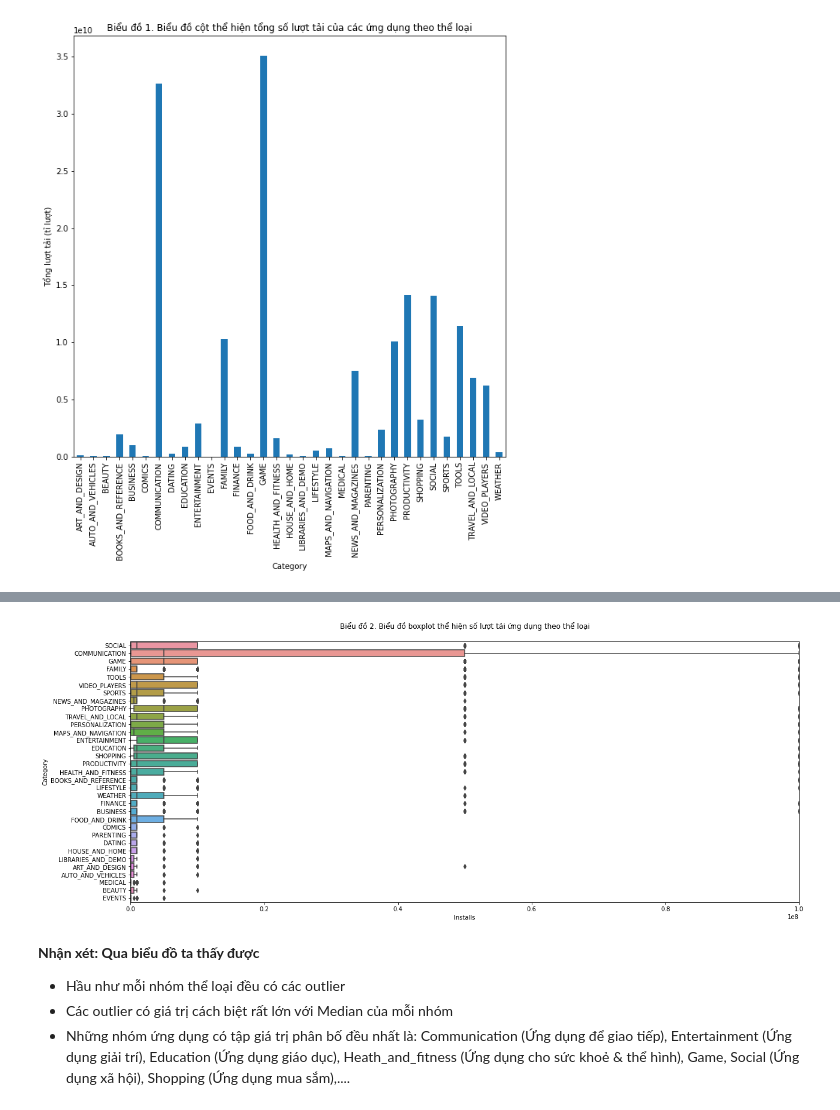
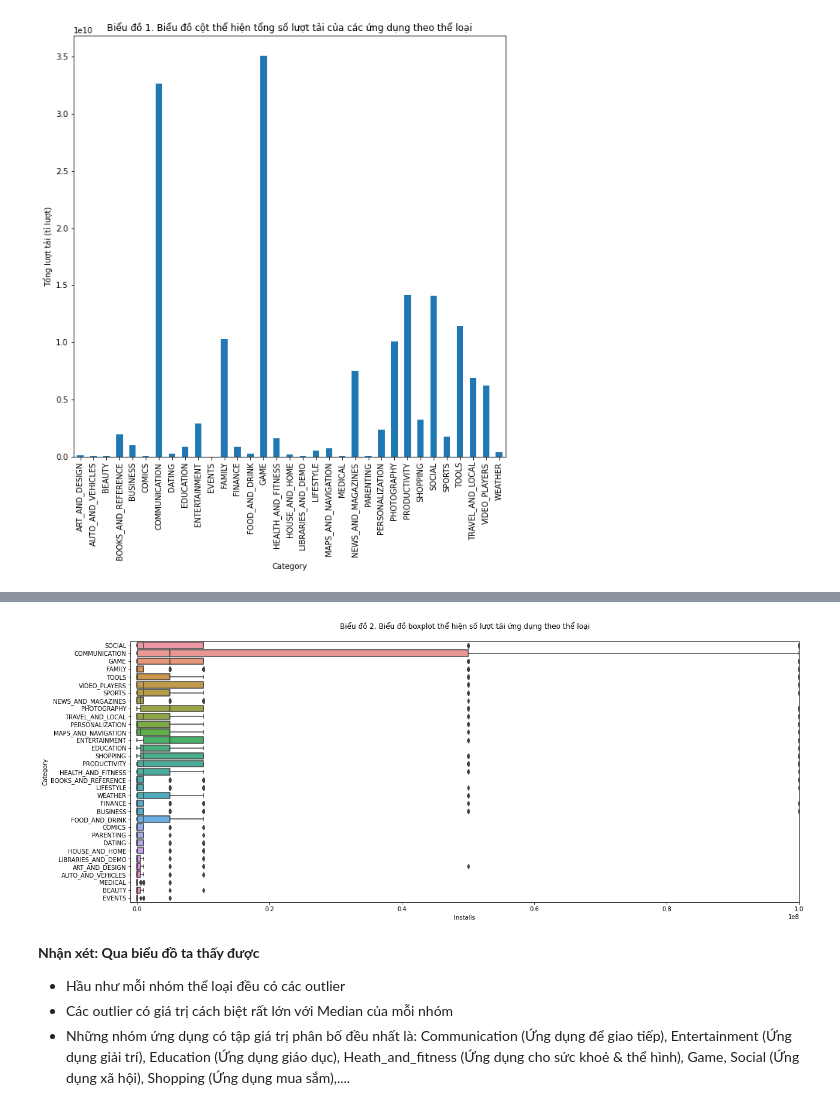
Before and after one commit to trankhanh040147/Nhom_30_PhanTichUngDungCHPlay, a Jupyter notebook: Presentation.ipynb, the cells around one changed output, grey strips where cells are left out. Saved outputs shown, nothing was run; the diff lists cells and outputs as text; code cells hidden in the pictures.

```diff
--- a/Presentation.ipynb
+++ b/Presentation.ipynb
@@ -232,11 +233,11 @@ WEATHER                 75  4.26e+08  1.00e+06  5.68e+06  1.54e+14
 # %%
 plt.figure(figsize=(20,8))
 ax = sns.boxplot(data = df, x = "Installs", y = "Category")
-ax.set_xlim(0,100000000)
+ax.set_xlim(-1000000,100000000)
 plt.title('Biểu đồ 2. Biểu đồ boxplot thể hiện số lượt tải ứng dụng theo thể loại\n')
 plt.show()
 # %% [output]
-[figure, old version]
+[figure, new version]
 # %% [markdown]
 **Nhận xét: Qua biểu đồ ta thấy được**
 - Hầu như mỗi nhóm thể loại đều có các outlier
```
Also changed, not shown: parts of 5 cells of this notebook.
